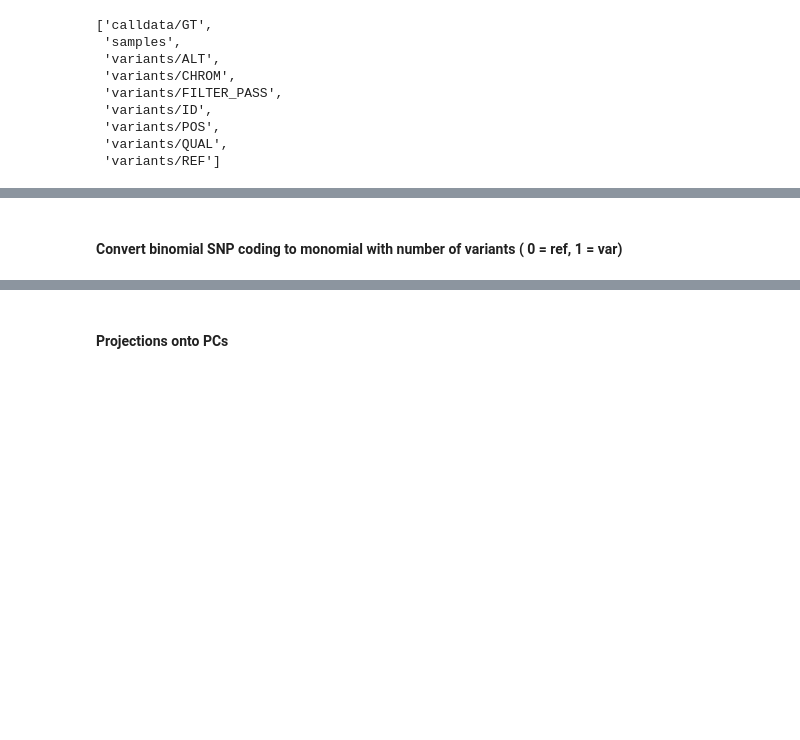
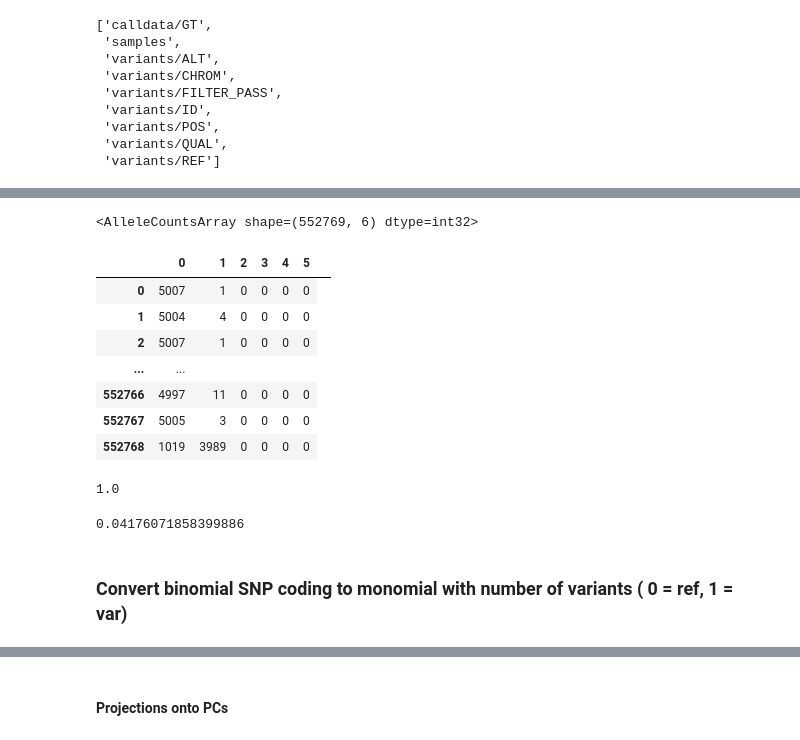
Before and after one commit to chrisporras/1000Genomes-PCA, a Jupyter notebook: sampling_PCA/notebooks/1000Genomes-PCA.ipynb, the cells around one changed output, grey strips where cells are left out. Cells and saved outputs as stored; diff of their text form; code cells hidden in the pictures; blank space fills up the shorter version.

```diff
--- a/sampling_PCA/notebooks/1000Genomes-PCA.ipynb
+++ b/sampling_PCA/notebooks/1000Genomes-PCA.ipynb
@@ -56,2 +75,26 @@ gt = allel.GenotypeArray(callset['calldata/GT'])
+# %%
+allele_counts = gt_arr.count_alleles()
+# %%
+allele_counts
+# %% [output]
+<AlleleCountsArray shape=(552769, 6) dtype=int32>
+|  | 0 | 1 | 2 | 3 | 4 | 5 |
+| 0 | 5007 | 1 | 0 | 0 | 0 | 0 |
+| 1 | 5004 | 4 | 0 | 0 | 0 | 0 |
+| 2 | 5007 | 1 | 0 | 0 | 0 | 0 |
+| ... | ... |  |  |  |  |  |  |
+| 552766 | 4997 | 11 | 0 | 0 | 0 | 0 |
+| 552767 | 5005 | 3 | 0 | 0 | 0 | 0 |
+| 552768 | 1019 | 3989 | 0 | 0 | 0 | 0 |
+# %%
+deriv_allele_freq = np.mean(gt_arr != 0)
+print(deriv_allele_freq)
+# %% [output]
+1.0
+# %%
+deriv_allele_freq = np.mean(gt_arr != 0)
+print(deriv_allele_freq)
+# %% [output]
+0.04176071858399886
 # %% [markdown]
-#### Convert binomial SNP coding to monomial with number of variants ( 0 = ref, 1 = var)
+### Convert binomial SNP coding to monomial with number of variants ( 0 = ref, 1 = var)
```
Also changed, not shown: parts of 20 cells of this notebook, 2 other files.
